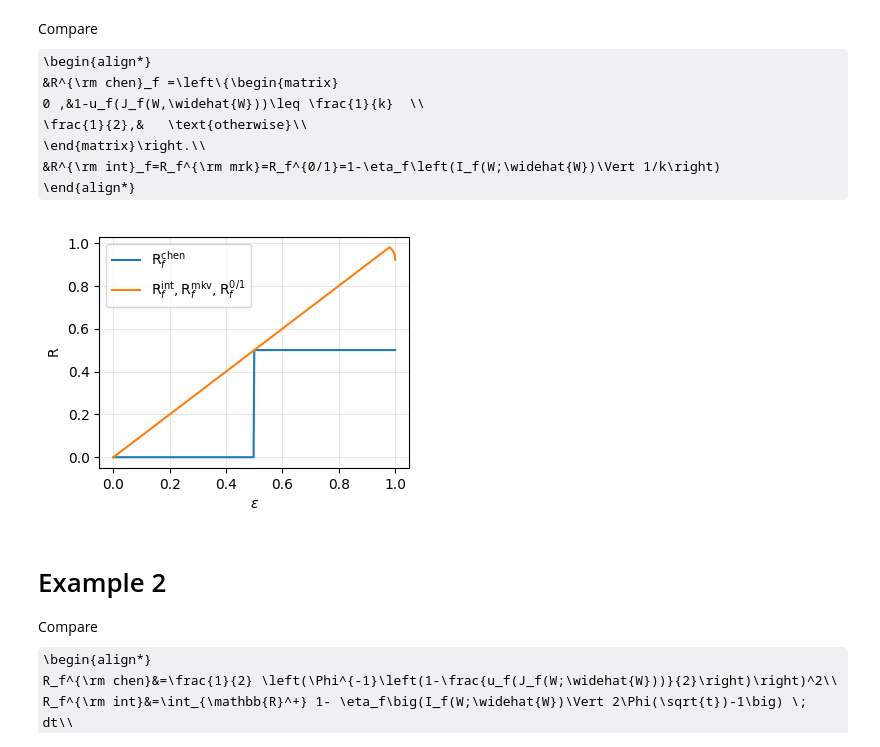
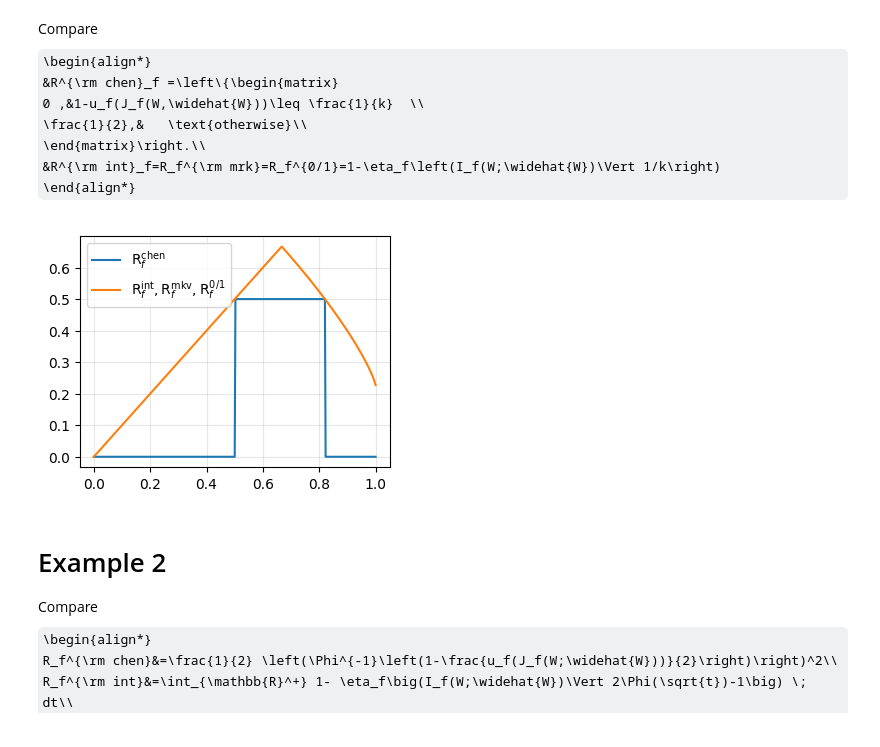
Before and after one commit to zhiyi-set/Compute-Risk-Lower-Bounds, a Jupyter notebook: ISIT.ipynb, the cells around one changed output. Saved outputs shown, nothing was run; the diff lists cells and outputs as text; code cells hidden in the pictures; some formulas as TeX source.

```diff
--- a/ISIT.ipynb
+++ b/ISIT.ipynb
@@ -185,13 +185,11 @@ def plot_Rs_vs_epsilon(k=10, divergence="kl", n_points=400, device="cpu"):
     Rchen[i] = R_chen_single(k, I, divergence)
     Rour[i]  = R_our_single(k, I, divergence)
 
-  # plot
+  # # plot
   plt.figure(figsize=(4, 3))
-  # plt.plot(eps_grid.cpu().numpy(), eps_grid.cpu().numpy(), label=r"${R(\mu)}$")
+  # plt.plot(eps_grid.cpu().numpy(), eps_grid.cpu().numpy(), label=r"")
   plt.plot(eps_grid.cpu().numpy(), Rchen.cpu().numpy(), label=r"$\mathsf{R}_f^{\rm chen}$")
   plt.plot(eps_grid.cpu().numpy(), Rour.cpu().numpy(),  label=r"$\mathsf{R}_f^{\rm int},\mathsf{R}_f^{\rm mkv},\mathsf{R}_f^{0/1}$")
-  plt.xlabel(r"$\epsilon$")
-  plt.ylabel(r"$\mathsf{R}$")
   plt.grid(True, alpha=0.3)
   plt.legend()
   # # save the plot as vector graph
@@ -199,11 +197,11 @@ def plot_Rs_vs_epsilon(k=10, divergence="kl", n_points=400, device="cpu"):
   # plt.savefig("eg1-tv.pdf", format="pdf", bbox_inches="tight")
   plt.show()
 # %%
-k = 50
-divergence = "h2"   # choose: "kl", "tv", "chi2", "h2"
+k = 3
+divergence = "kl"   # choose: "kl", "tv", "chi2", "h2"
 plot_Rs_vs_epsilon(k=k, divergence=divergence, n_points=401)
 # %% [output]
-[figure, old version]
+[figure, new version]
 # %% [markdown]
 # Example 2
 Compare
```
Also changed, not shown: parts of 3 cells of this notebook.
